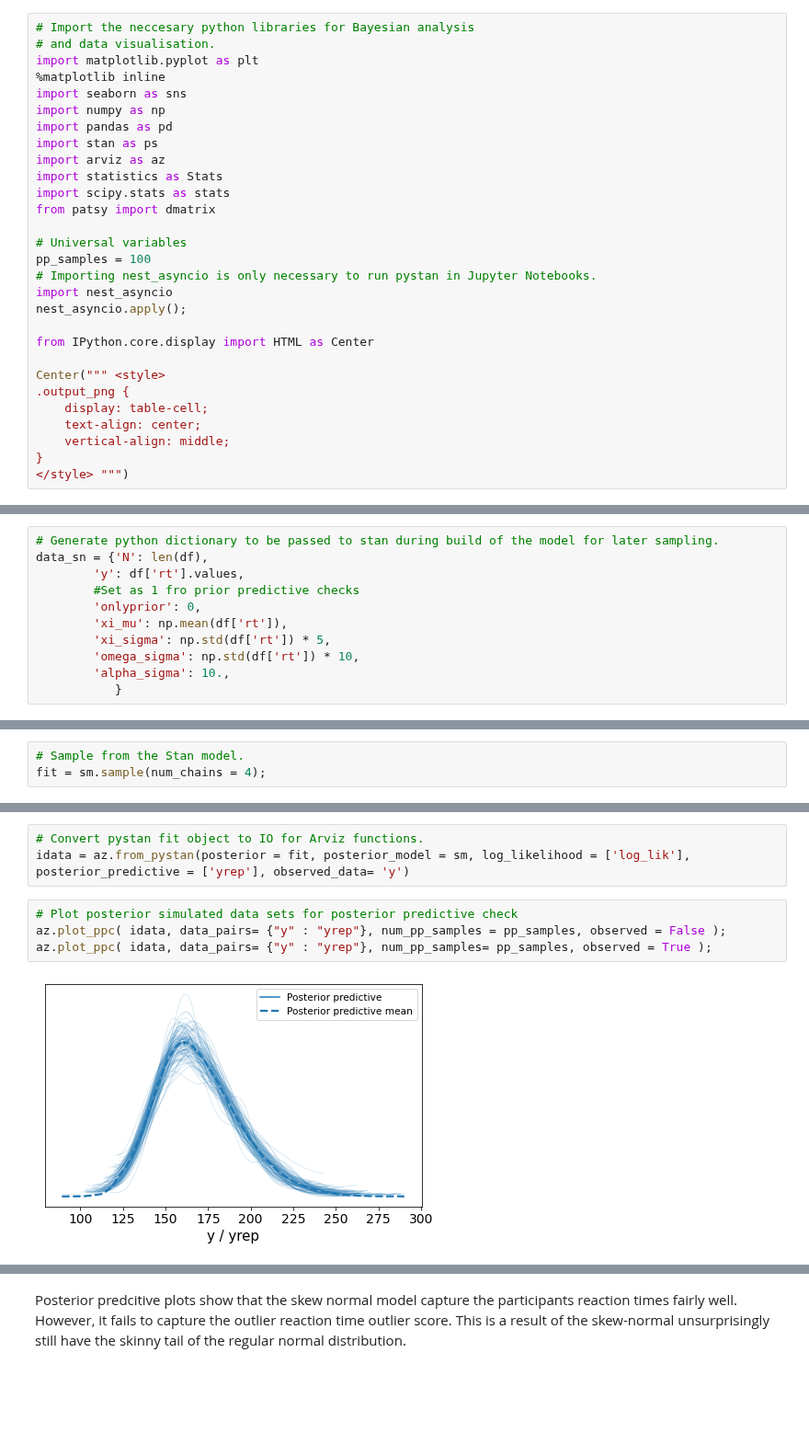
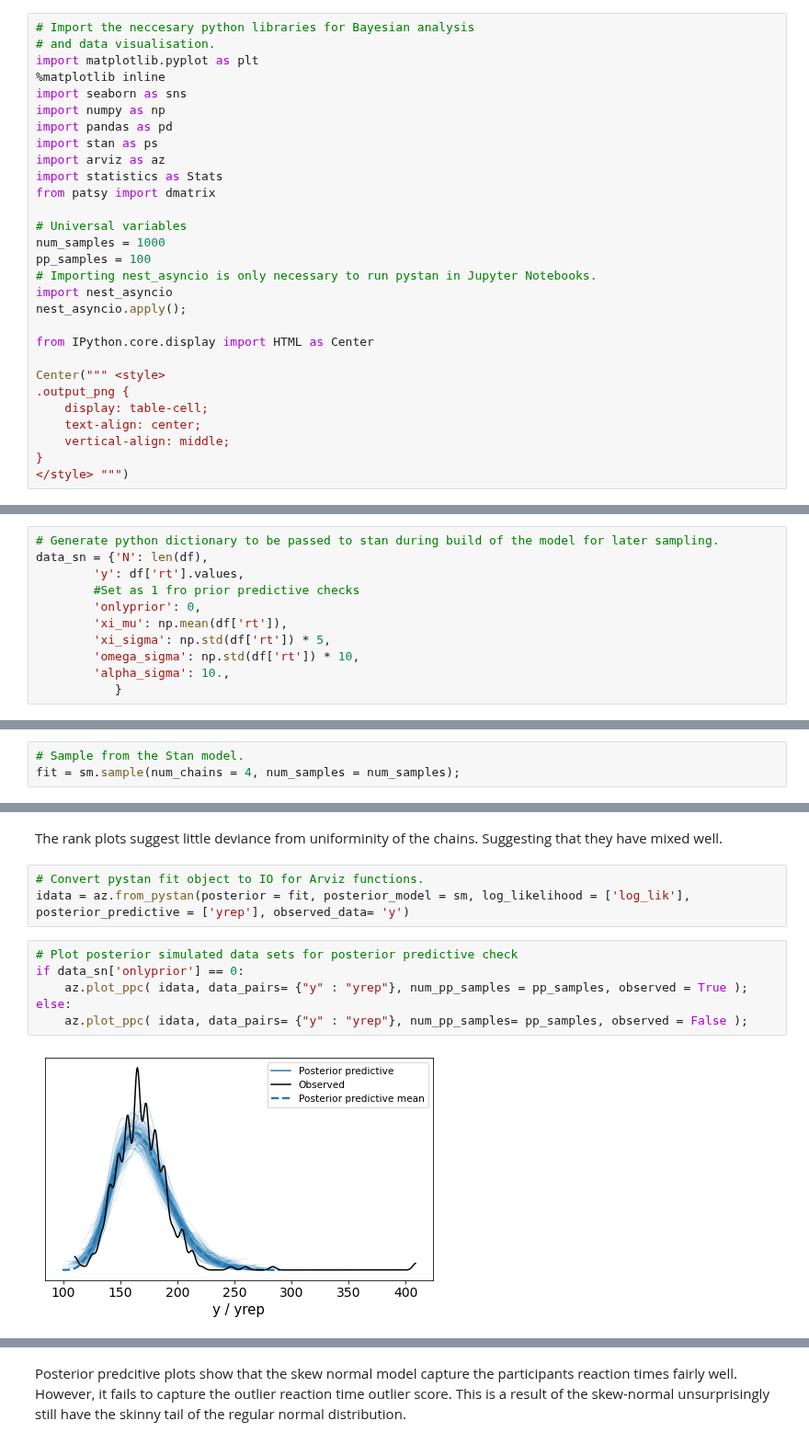
Before and after one commit to ebrlab/Statistical-methods-for-research-workers-bayes-for-psychologists-and-neuroscientists, a Jupyter notebook: wip/Bayesian estimation of skew-normal variable.ipynb, the cells around one changed output, grey strips where cells are left out. Shown at 92% size. Saved outputs shown, nothing was run; the diff lists cells and outputs as text; blank space fills up the shorter version.

```diff
--- a/wip/Bayesian estimation of skew-normal variable.ipynb
+++ b/wip/Bayesian estimation of skew-normal variable.ipynb
@@ -9,10 +9,10 @@ import pandas as pd
 import stan as ps
 import arviz as az
 import statistics as Stats
-import scipy.stats as stats
 from patsy import dmatrix
 
 # Universal variables
+num_samples = 1000
 pp_samples = 100
 # Importing nest_asyncio is only necessary to run pystan in Jupyter Notebooks.
 import nest_asyncio
@@ -183,6 +183,6 @@ Warning: The parameter omega has no priors.
 Warning: The parameter alpha has no priors.
 # %%
 # Sample from the Stan model.
-fit = sm.sample(num_chains = 4);
+fit = sm.sample(num_chains = 4, num_samples = num_samples);
 # %% [output]
 Sampling:   0%
@@ -232,9 +235,13 @@ az.plot_rank(fit, var_names = ("xi", "omega", "alpha"));
+# %% [markdown]
+The rank plots suggest little deviance from uniforminity of the chains. Suggesting that they have mixed well.
 # %%
 # Convert pystan fit object to IO for Arviz functions.
 idata = az.from_pystan(posterior = fit, posterior_model = sm, log_likelihood = ['log_lik'], posterior_predictive = ['yrep'], observed_data= 'y')
 # %%
 # Plot posterior simulated data sets for posterior predictive check
-az.plot_ppc( idata, data_pairs= {"y" : "yrep"}, num_pp_samples = pp_samples, observed = False );
-az.plot_ppc( idata, data_pairs= {"y" : "yrep"}, num_pp_samples= pp_samples, observed = True );
+if data_sn['onlyprior'] == 0:
+    az.plot_ppc( idata, data_pairs= {"y" : "yrep"}, num_pp_samples = pp_samples, observed = True );
+else:
+    az.plot_ppc( idata, data_pairs= {"y" : "yrep"}, num_pp_samples= pp_samples, observed = False );
 # %% [output]
-[figure, old version]
+[figure, new version]
```
Also changed, not shown: parts of 28 cells of this notebook, 6 other files.
